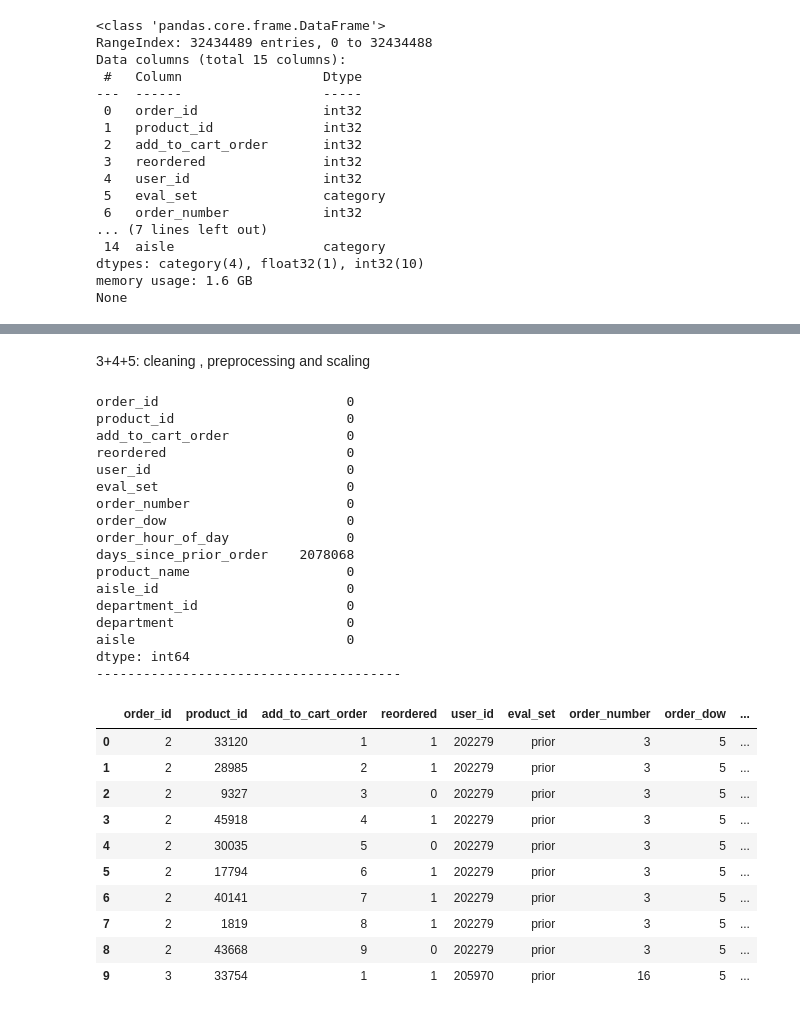
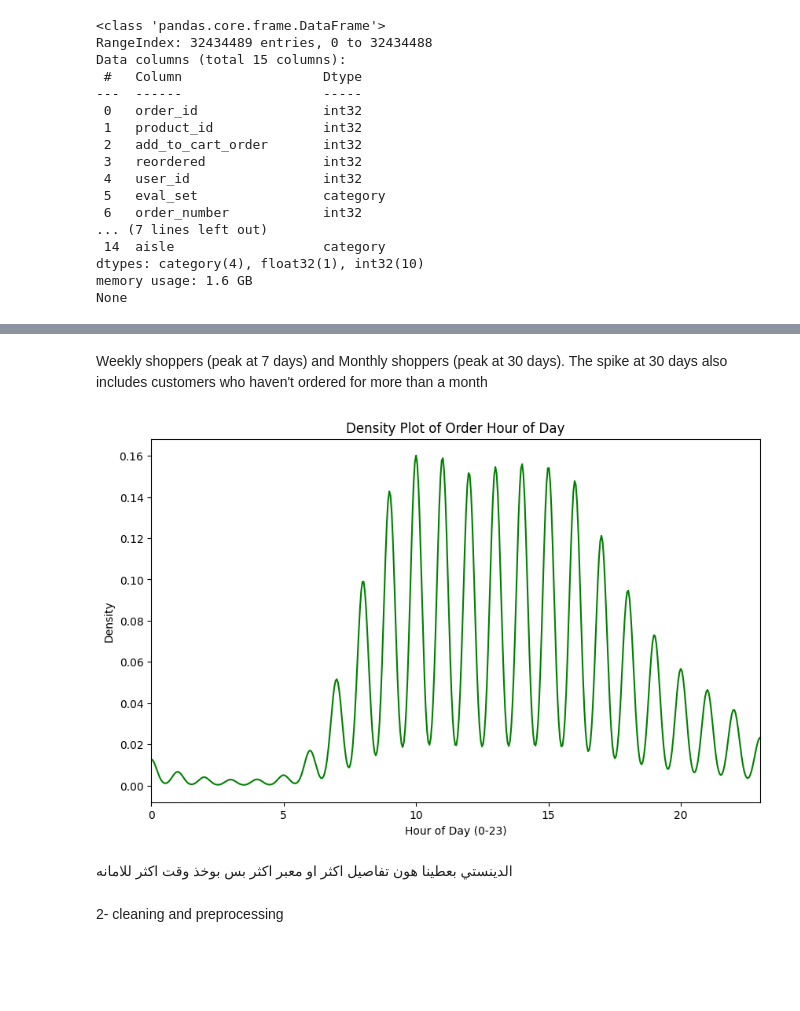
Before and after one commit to ameennasaireh10-hash/ML-project, a Jupyter notebook: FinalProject.ipynb, the cells around one changed output, grey strips where cells are left out. Drawn from its saved outputs; the diff is of its cells as text; code cells hidden in the pictures; blank space fills up the shorter version.

```diff
--- a/FinalProject.ipynb
+++ b/FinalProject.ipynb
@@ -84,44 +128,33 @@ None
+# %% [markdown]
+Weekly shoppers (peak at 7 days) and Monthly shoppers (peak at 30 days). The spike at 30 days also includes customers who haven't ordered for more than a month
+# %%
+# 1. نأخذ عينة عشوائية (10% مثلاً) عشان الرام ما تنفجر
+# هذا العمود يمثل "ساعات اليوم" من 0 لـ 23
+sample_hours = Full_DataSet['order_hour_of_day'].sample(frac=0.1, random_state=42)
+
+# 2. الرسم
+
+
+plt.figure(figsize=(10, 6))
+
+sample_hours.plot(kind='kde', color='green', title='Density Plot of Order Hour of Day')
+
+plt.xlabel('Hour of Day (0-23)')
+plt.xlim(0, 23) # عشان نحصر الرسمة في حدود اليوم
+plt.show()
+# %% [output]
+[figure, added]
+# %% [markdown]
+الدينستي بعطينا هون تفاصيل اكثر او معبر اكثر بس بوخذ وقت اكثر للامانه
 # %% [markdown]
-3+4+5: cleaning , preprocessing and scaling
+2- cleaning and preprocessing
 # %%
-del aisles["aisle"]
-del department["department"]
-
 print(Full_DataSet.isnull().sum())
 print("---------------------------------------")
 
 #كان هدفي اشوف ال نان من هون بس ما زبطت ف شفتها من الملف نفسه
 Full_DataSet.head(10)
 #اللي بين معي انه ال نان بكون موجود لكل اول اوردير بطلبه المستخدم\الزبون
-# %% [output]
-order_id                        0
-product_id                      0
-add_to_cart_order               0
-reordered                       0
-user_id                         0
-eval_set                        0
-order_number                    0
-order_dow                       0
-order_hour_of_day               0
-days_since_prior_order    2078068
-product_name                    0
-aisle_id                        0
-department_id                   0
-department                      0
-aisle                           0
-dtype: int64
----------------------------------------
-|  | order_id | product_id | add_to_cart_order | reordered | user_id | eval_set | order_number | order_dow | ... |
-| 0 | 2 | 33120 | 1 | 1 | 202279 | prior | 3 | 5 | ... |
-| 1 | 2 | 28985 | 2 | 1 | 202279 | prior | 3 | 5 | ... |
-| 2 | 2 | 9327 | 3 | 0 | 202279 | prior | 3 | 5 | ... |
-| 3 | 2 | 45918 | 4 | 1 | 202279 | prior | 3 | 5 | ... |
-| 4 | 2 | 30035 | 5 | 0 | 202279 | prior | 3 | 5 | ... |
-| 5 | 2 | 17794 | 6 | 1 | 202279 | prior | 3 | 5 | ... |
-| 6 | 2 | 40141 | 7 | 1 | 202279 | prior | 3 | 5 | ... |
-| 7 | 2 | 1819 | 8 | 1 | 202279 | prior | 3 | 5 | ... |
-| 8 | 2 | 43668 | 9 | 0 | 202279 | prior | 3 | 5 | ... |
-| 9 | 3 | 33754 | 1 | 1 | 205970 | prior | 16 | 5 | ... |
 # %%
 def check_outliers(FD , col):
     print(f"{col}: min:{FD[col].min()} , max:{FD[col].max()} , mean:{FD[col].mean()} , median:{FD[col].median()}")
```
Also changed, not shown: parts of 20 cells of this notebook.
